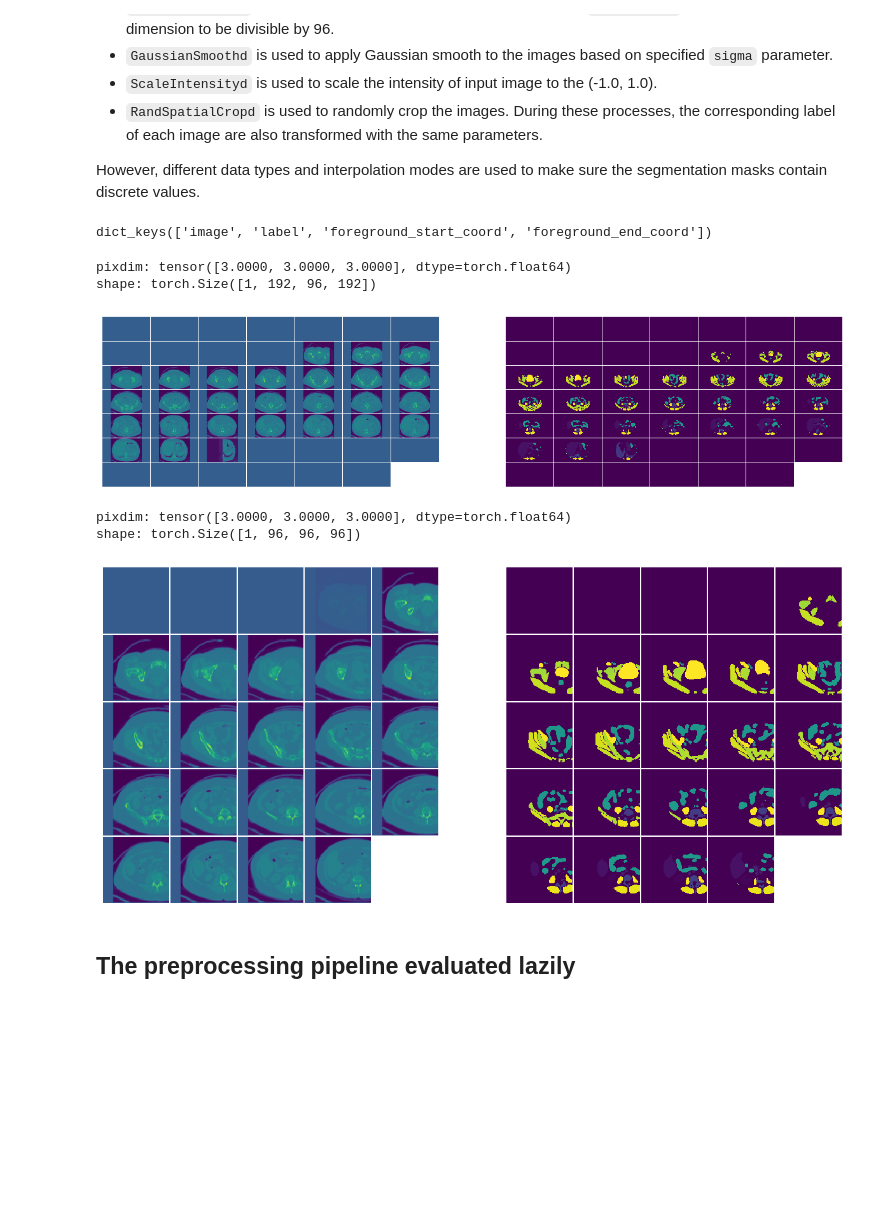
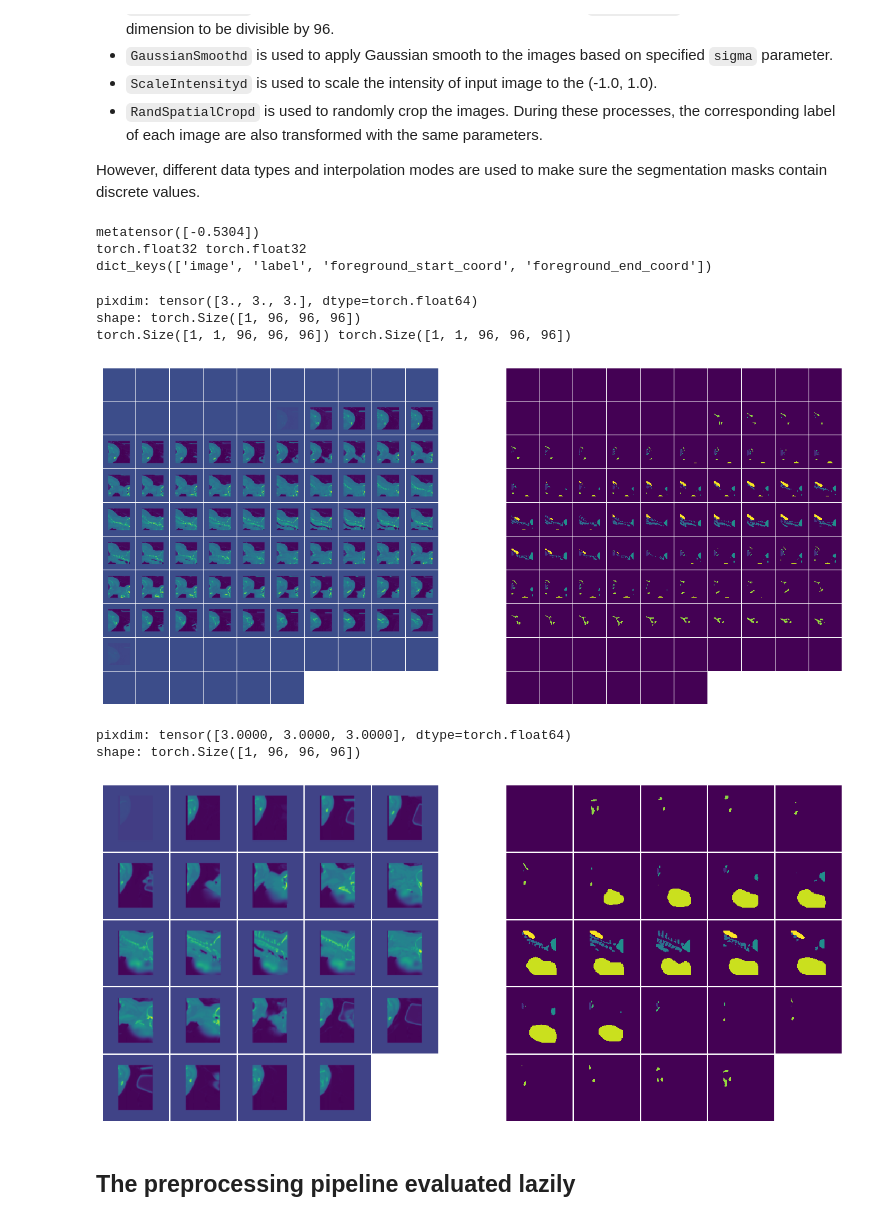
Before and after one commit to KumoLiu/tutorials, a Jupyter notebook: modules/lazy_resampling_results_compare.ipynb, the cells around one changed output. Saved outputs shown, nothing was run; the diff lists cells and outputs as text; code cells hidden in the pictures; blank space fills up the shorter version.

```diff
--- a/modules/lazy_resampling_results_compare.ipynb
+++ b/modules/lazy_resampling_results_compare.ipynb
@@ -48,6 +67,7 @@ def plot_img_operations(pair, every_n=10):
     plt.subplot(1, 2, 1)
     matshow3d(pair["image"], every_n=every_n, fig=plt.gca())
     plt.subplot(1, 2, 2)
+    print(pair["image"].shape, pair["label"].shape)
     matshow3d(pair["label"], every_n=every_n, fig=plt.gca())
     plt.show()
 
@@ -55,7 +75,11 @@ def plot_img_operations(pair, every_n=10):
 sample_url = "https://github.com/Project-MONAI/MONAI-extra-test-data/releases"
 sample_url += "/download/0.8.1/totalSegmentator_mergedLabel_samples.zip"
 monai.apps.download_and_extract(sample_url, filepath="samples.zip")
-img_name = "./totalSegmentator_mergedLabel_samples/imagesTr/s0001.nii.gz"
-seg_name = "./totalSegmentator_mergedLabel_samples/labelsTr/s0001.nii.gz"
+img_name = "./totalSegmentator_mergedLabel_samples/imagesTr/s0004.nii.gz"
+seg_name = "./totalSegmentator_mergedLabel_samples/labelsTr/s0004.nii.gz"
 filenames = {"image": img_name, "label": seg_name}
+
+img_names = list(glob.glob("./totalSegmentator_mergedLabel_samples/imagesTr/*.nii.gz"))
+seg_names = list(glob.glob("./totalSegmentator_mergedLabel_samples/labelsTr/*.nii.gz"))
+datalist = [{"image": _img_name, "label": _seg_name} for _img_name, _seg_name in zip(img_names, seg_names)]
 # %% [output]
@@ -104,31 +129,39 @@ device = "cuda:0" if torch.cuda.is_available() else "cpu"
 transform_list = [
         mt.LoadImaged(keys=["image", "label"], image_only=True, ensure_channel_first=True),
         mt.EnsureTyped(keys=["image", "label"]),
-        mt.Orientationd(keys=["image", "label"], axcodes="SPL"),
+        mt.Orientationd(keys=["image", "label"], axcodes="RAS"), # SPL
         mt.Spacingd(keys=["image", "label"], pixdim=(3.0, 3.0, 3.0), mode=["bilinear", "nearest"]),
         mt.NormalizeIntensityd(keys=["image"], nonzero=True),
-        mt.CropForegroundd(keys=["image", "label"], source_key="image", margin=10, k_divisible=[96, 96, 96]),
+        # mt.CropForegroundd(keys=["image", "label"], source_key="image", margin=10), # pad constant 0
+        mt.CropForegroundd(keys=["image", "label"], source_key="image", margin=10, k_divisible=[96, 96, 96]), # pad constant 0
         mt.GaussianSmoothd(keys=["image"], sigma=0.4),
         mt.ScaleIntensityd(keys=["image"], minv=-1.0, maxv=1.0),
         mt.EnsureTyped(keys=["image", "label"]),
-#         mt.RandSpatialCropd(keys=["image", "label"], roi_size=[96, 96, 96], random_size=False)
+        mt.RandSpatialCropd(keys=["image", "label"], roi_size=[96, 96, 96], random_size=False),
+        # mt.CenterSpatialCropd(keys=["image", "label"], roi_size=[160, 160, 160]),
+        # mt.SpatialPadd(keys=["image", "label"], spatial_size=(96, 96, 96))
 ]
 
 xform = mt.Compose(transform_list)
-dataset = monai.data.Dataset([filenames], transform=xform)
+dataset = monai.data.Dataset(datalist[8:9], transform=xform)
 data_loader = monai.data.DataLoader(dataset, batch_size=1)
 for item in data_loader:
+    print(torch.unique(item["image"][0, 0, 0, ...]))
+    print(item["image"].dtype, item["image"].dtype)
     print(item.keys())
 # %% [output]
+metatensor([-0.5304])
+torch.float32 torch.float32
 dict_keys(['image', 'label', 'foreground_start_coord', 'foreground_end_coord'])
 # %%
 # Here we comment `RandSpatialCropd` to check the output image. We can find that in order to make the output size divisible by 96, the edges of the image contains many zeros.
 
-plot_img_operations(item, every_n=4)
+plot_img_operations(item, every_n=1)
 # %% [output]
-pixdim: tensor([3.0000, 3.0000, 3.0000], dtype=torch.float64)
-shape: torch.Size([1, 192, 96, 192])
+pixdim: tensor([3., 3., 3.], dtype=torch.float64)
+shape: torch.Size([1, 96, 96, 96])
+torch.Size([1, 1, 96, 96, 96]) torch.Size([1, 1, 96, 96, 96])
-[figure, old version]
+[figure, new version]
 # %%
 # Uncomment the `RandSpatialCropd` in the `transform_list`.
 
@@ -136,7 +169,7 @@ plot_img_operations(item, every_n=4)
 # %% [output]
 pixdim: tensor([3.0000, 3.0000, 3.0000], dtype=torch.float64)
 shape: torch.Size([1, 96, 96, 96])
-[figure, old version]
+[figure, new version]
 # %% [markdown]
 ## The preprocessing pipeline evaluated lazily
 # %% [markdown]
```
Also changed, not shown: parts of 7 cells of this notebook.
